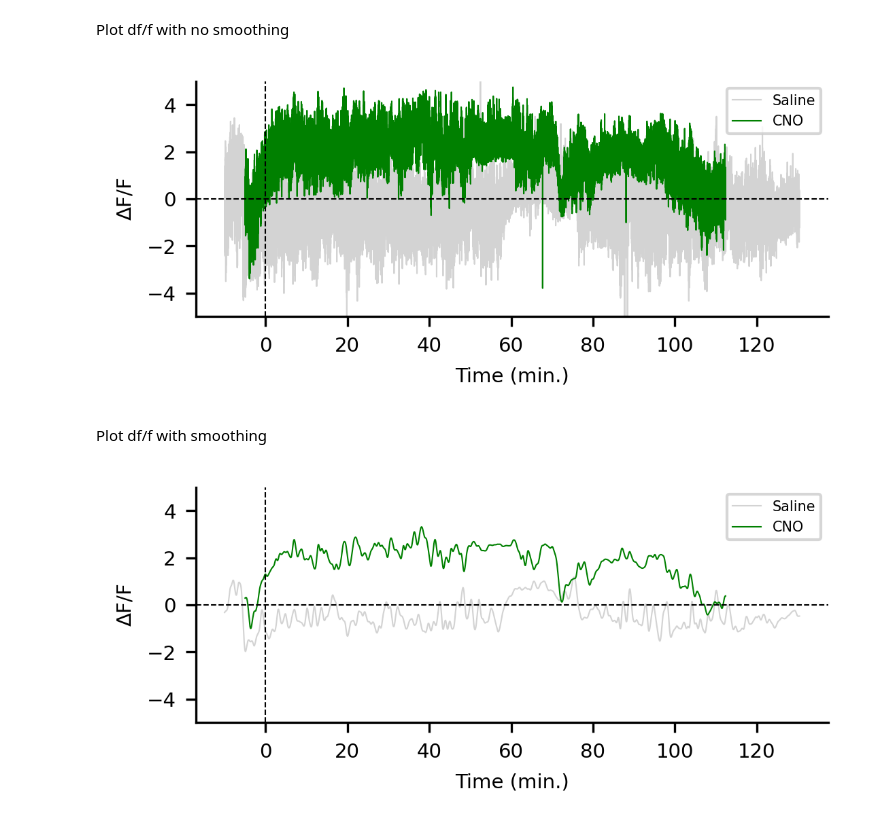
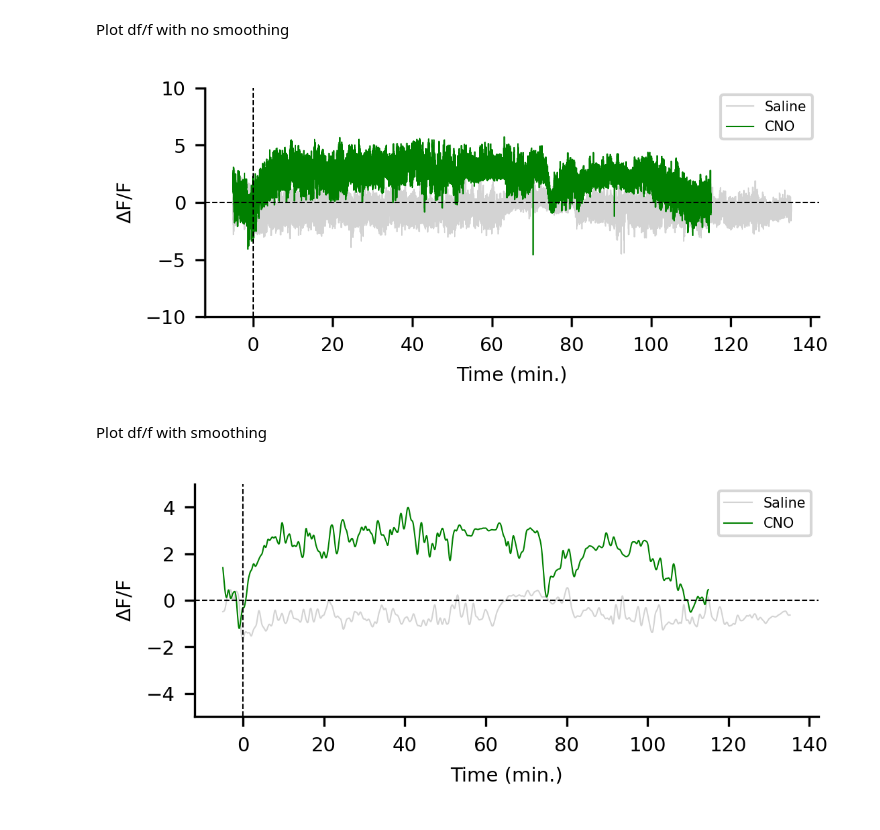
Before and after one commit to yemabio/photometry, a Jupyter notebook: scripts/analyze.ipynb, the cells around one changed output. Drawn from its saved outputs; the diff is of its cells as text; code cells hidden in the pictures.

Commit message:
Updated options to do z-scoring based on the baseline period

```diff
--- a/scripts/analyze.ipynb
+++ b/scripts/analyze.ipynb
@@ -24,40 +24,32 @@ file_dict = {
 
     'file1' : analysis.DataFile(
         filename='../data/M91_saline_0001.doric', #local filename
-        minutes_before_ttl_pulse=10, #number of minutes prior to ttl pulse over which to take the avg for baseline subtraction
-        subtraction_mode="median", #subtract mean or median of the trace prior to ttl pulse
-        z_norm=True, #z_score data; i keep this at True when comparing multiple traces
+        z_norm="baseline",
+        minutes_before_ttl_pulse=5,
+        baseline_mode="median", #subtract mean or median of the trace prior to ttl pulse
         datatype='Saline', #Options are CNO, Saline, or <insert compound name>
         smoothing=1000 #parameter for smoothing. if you don't want to compute a smoothed trace, set to False.
     ),
 
-
     'file2' : analysis.DataFile( #fill out the same properties as above for an optional second file
         filename='../data/M91_CNO_0001.doric',
-        minutes_before_ttl_pulse=5, #can be different from minutes_before_ttl_pulse in first file, will align traces in plotting to a common injection point
-        subtraction_mode="median",
-        z_norm=True,
-        datatype='CNO',
-        smoothing=1000
+        z_norm="baseline",
+        minutes_before_ttl_pulse=5,
+        baseline_mode="median", #subtract mean or median of the trace prior to ttl pulse
+        datatype='CNO', #Options are CNO, Saline, or <insert compound name>
+        smoothing=1000 #parameter for smoothing. if you don't want to compute a smoothed trace, set to False.
     ),
 
-
-    #COMMENT OUT/PASTE NEW FILE BLOCKS AS NEEDED (see below for example)
-    # 'file3' : analysis.DataFile(
-    #     filename='../data/M91_X_0001.doric',
-    #     minutes_before_ttl_pulse=0,
-    #     datatype='Compound',
-    # ),
 }
 # %% [markdown]
 Plot df/f with no smoothing
 # %%
-plotting.plot_traces(file_dict,ymin=-5,ymax=5)
+plotting.plot_traces(file_dict,ymin=-10,ymax=10)
 # %% [output]
-[figure, old version]
+[figure, new version]
 # %% [markdown]
 Plot df/f with smoothing
 # %%
 plotting.plot_traces(file_dict,smoothed=True, ymin=-5,ymax=5)
 # %% [output]
-[figure, old version]
+[figure, new version]
```
Also changed, not shown: 3 other files.
